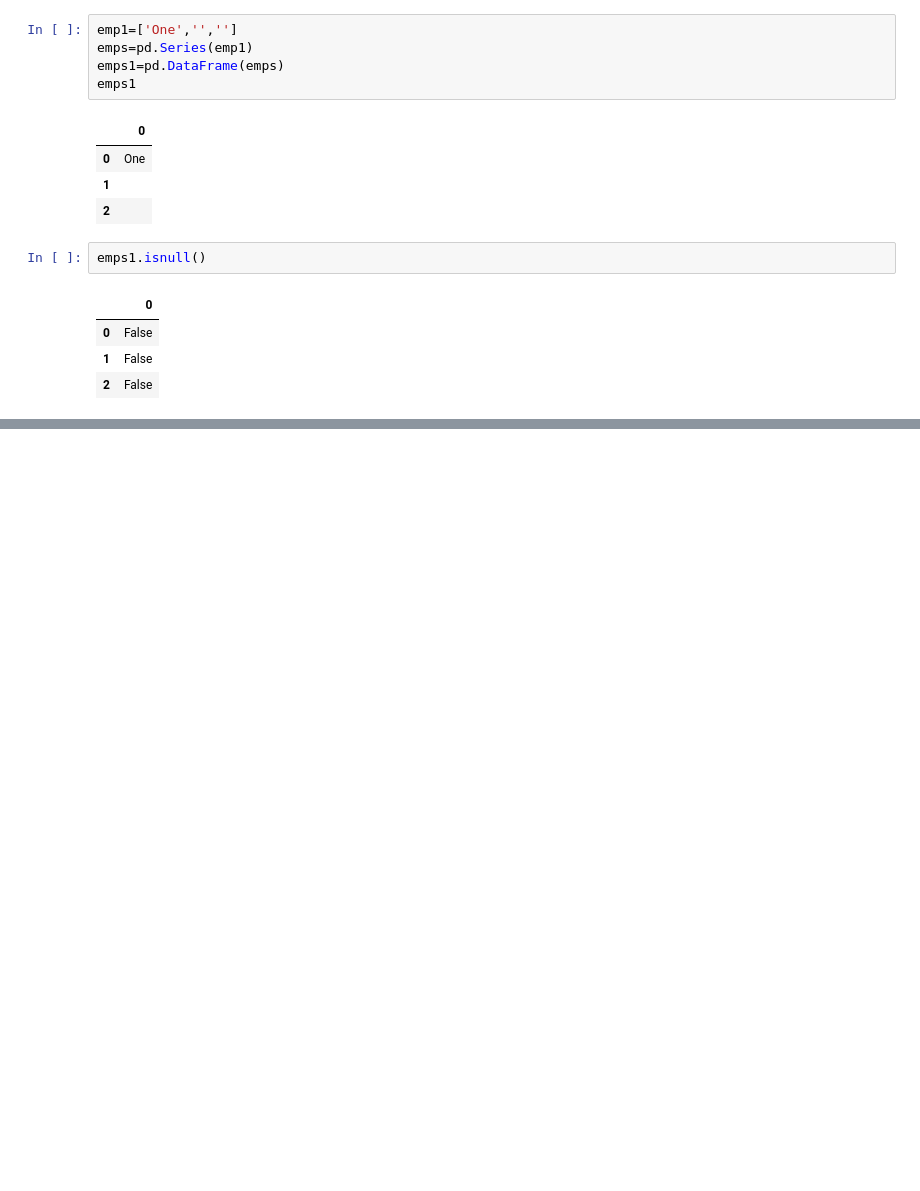
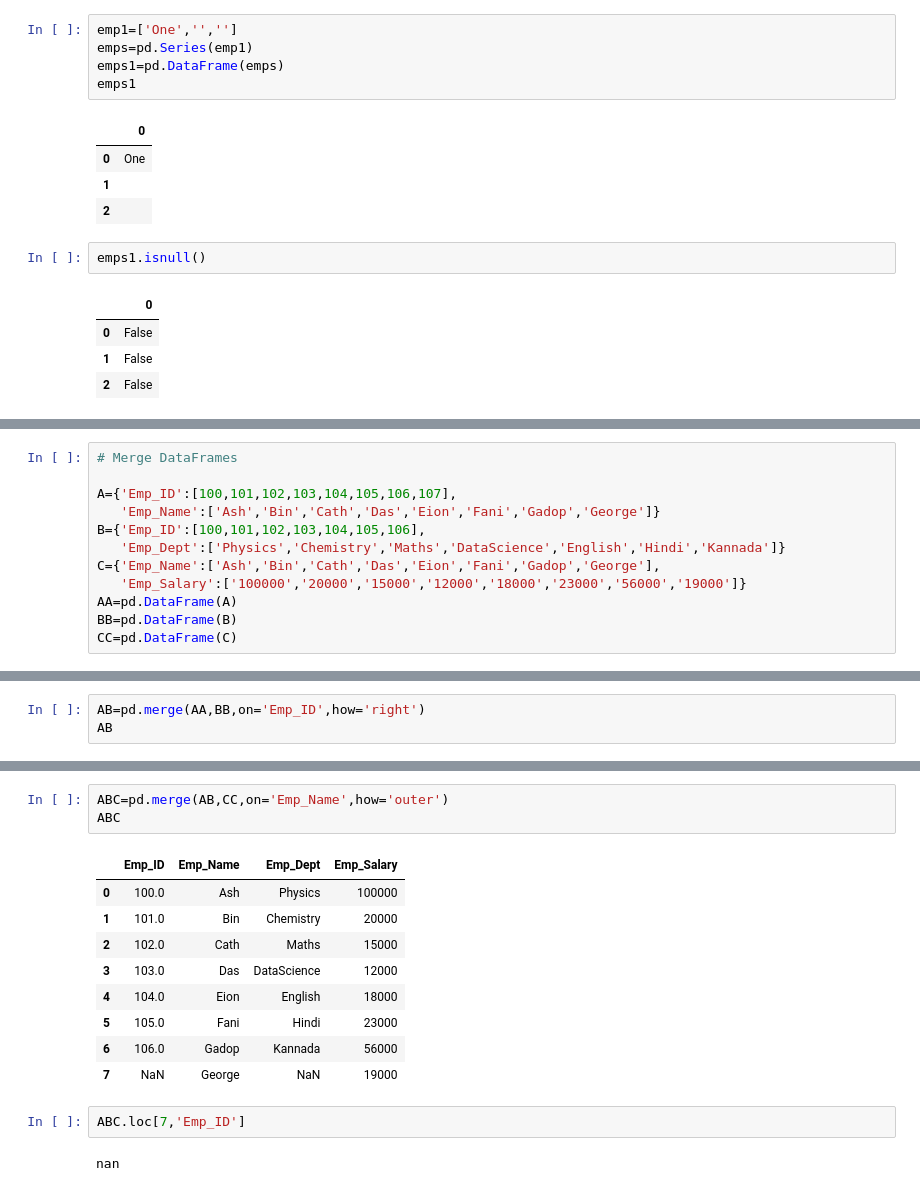
Before and after one commit to jarvis-error/DataAnalysisWrkEx, a Jupyter notebook: Basics_DataAnalysis_18_8_21.ipynb, the cells around one changed output, grey strips where cells are left out. Drawn from its saved outputs; the diff is of its cells as text; blank space fills up the shorter version.

```diff
--- a/Basics_DataAnalysis_18_8_21.ipynb
+++ b/Basics_DataAnalysis_18_8_21.ipynb
@@ -478,0 +679,12 @@ emps1.isnull()
+# %%
+# Merge DataFrames
+
+A={'Emp_ID':[100,101,102,103,104,105,106,107],
+   'Emp_Name':['Ash','Bin','Cath','Das','Eion','Fani','Gadop','George']}
+B={'Emp_ID':[100,101,102,103,104,105,106],
+   'Emp_Dept':['Physics','Chemistry','Maths','DataScience','English','Hindi','Kannada']}
+C={'Emp_Name':['Ash','Bin','Cath','Das','Eion','Fani','Gadop','George'],
+   'Emp_Salary':['100000','20000','15000','12000','18000','23000','56000','19000']}
+AA=pd.DataFrame(A)
+BB=pd.DataFrame(B)
+CC=pd.DataFrame(C)
@@ -478,0 +729,3 @@ emps1.isnull()
+# %%
+AB=pd.merge(AA,BB,on='Emp_ID',how='right')
+AB
@@ -478,0 +741,17 @@ emps1.isnull()
+# %%
+ABC=pd.merge(AB,CC,on='Emp_Name',how='outer')
+ABC
+# %% [output]
+|  | Emp_ID | Emp_Name | Emp_Dept | Emp_Salary |
+| 0 | 100.0 | Ash | Physics | 100000 |
+| 1 | 101.0 | Bin | Chemistry | 20000 |
+| 2 | 102.0 | Cath | Maths | 15000 |
+| 3 | 103.0 | Das | DataScience | 12000 |
+| 4 | 104.0 | Eion | English | 18000 |
+| 5 | 105.0 | Fani | Hindi | 23000 |
+| 6 | 106.0 | Gadop | Kannada | 56000 |
+| 7 | NaN | George | NaN | 19000 |
+# %%
+ABC.loc[7,'Emp_ID']
+# %% [output]
+nan
```
Also changed, not shown: parts of 29 cells of this notebook.
